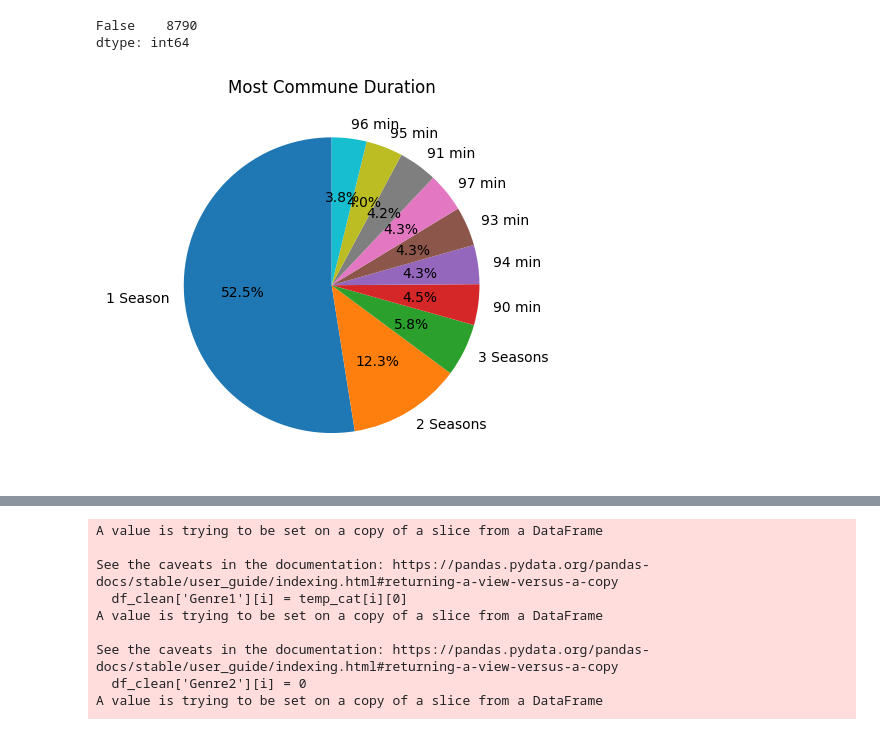
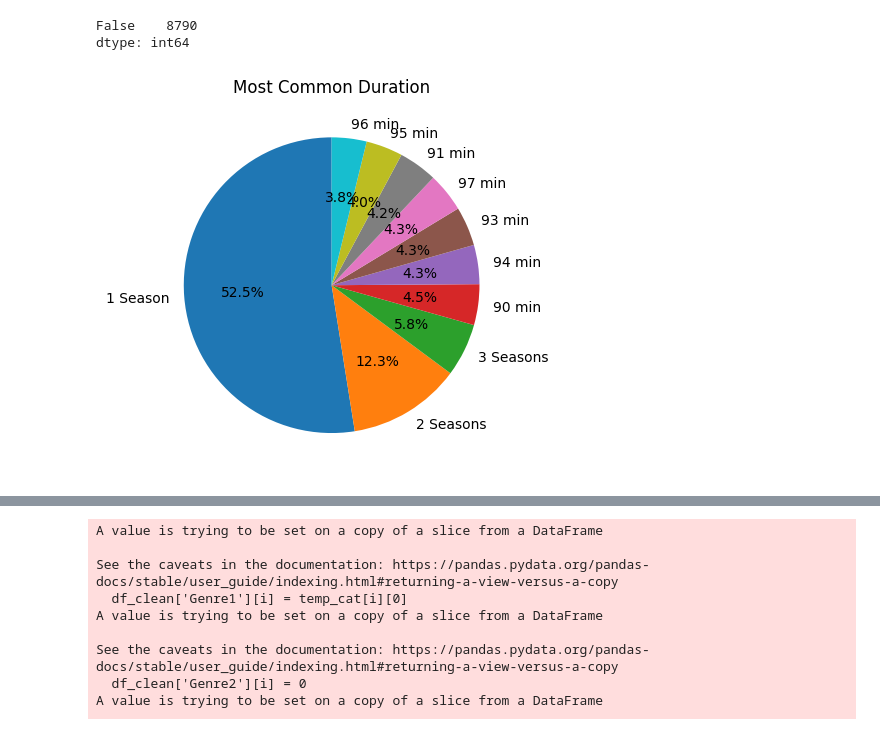
Before and after one commit to adamlouafi/netflix_datascience, a Jupyter notebook: netflix.ipynb, the cells around one changed output, grey strips where cells are left out. Saved outputs shown, nothing was run; the diff lists cells and outputs as text; code cells hidden in the pictures.

```diff
--- a/netflix.ipynb
+++ b/netflix.ipynb
@@ -61,7 +60,7 @@ netflix.duplicated().value_counts()
 False    8790
 dtype: int64
 # %%
-def mostCommuneDuration(data=netflix,nbr=10):
+def mostCommonDuration(data=netflix,nbr=10):
 
     data=netflix.groupby('duration').count().sort_values(by='show_id',ascending=False)
     data=data["show_id"]
@@ -69,10 +68,10 @@ def mostCommuneDuration(data=netflix,nbr=10):
     labels=data.index[:nbr]
     values=list(data[:nbr])
     plt.pie(values,labels=labels, autopct='%1.1f%%', startangle=90)
-    plt.title("Most Commune Duration")
+    plt.title("Most Common Duration")
     plt.show
 # %%
-mostCommuneDuration(data=netflix,nbr=10)
+mostCommonDuration(data=netflix,nbr=10)
 # %% [output]
-[figure, old version]
+[figure, new version]
 # %%
```
Also changed, not shown: parts of 10 cells of this notebook, 1 other file.
